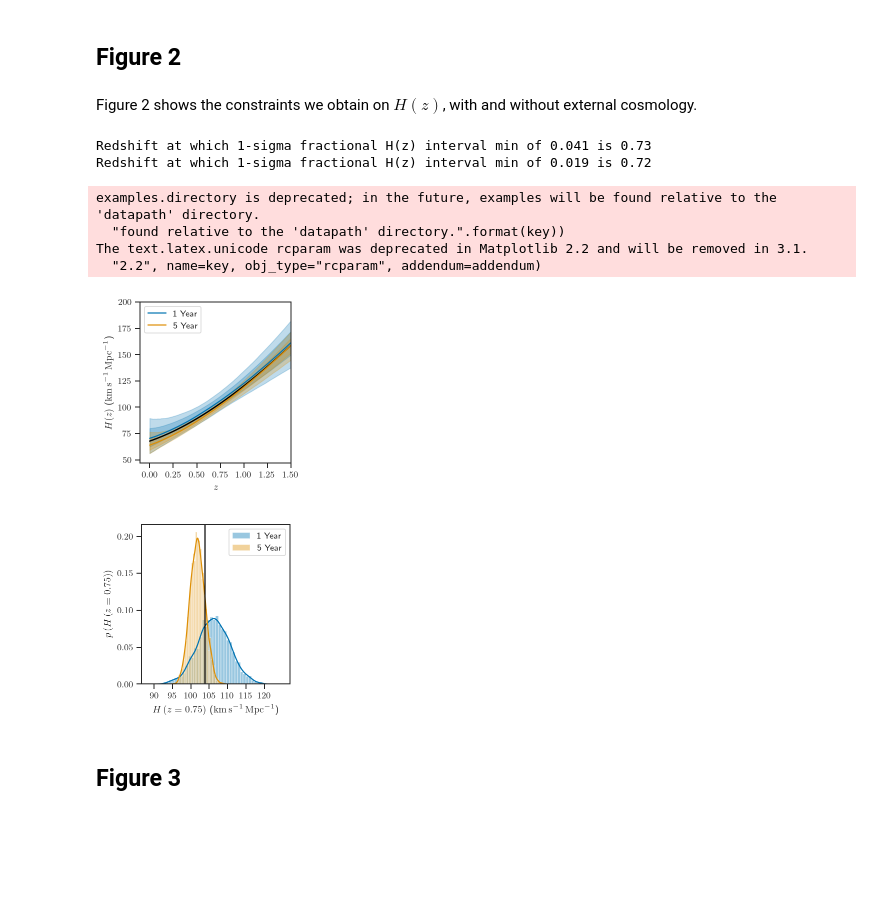
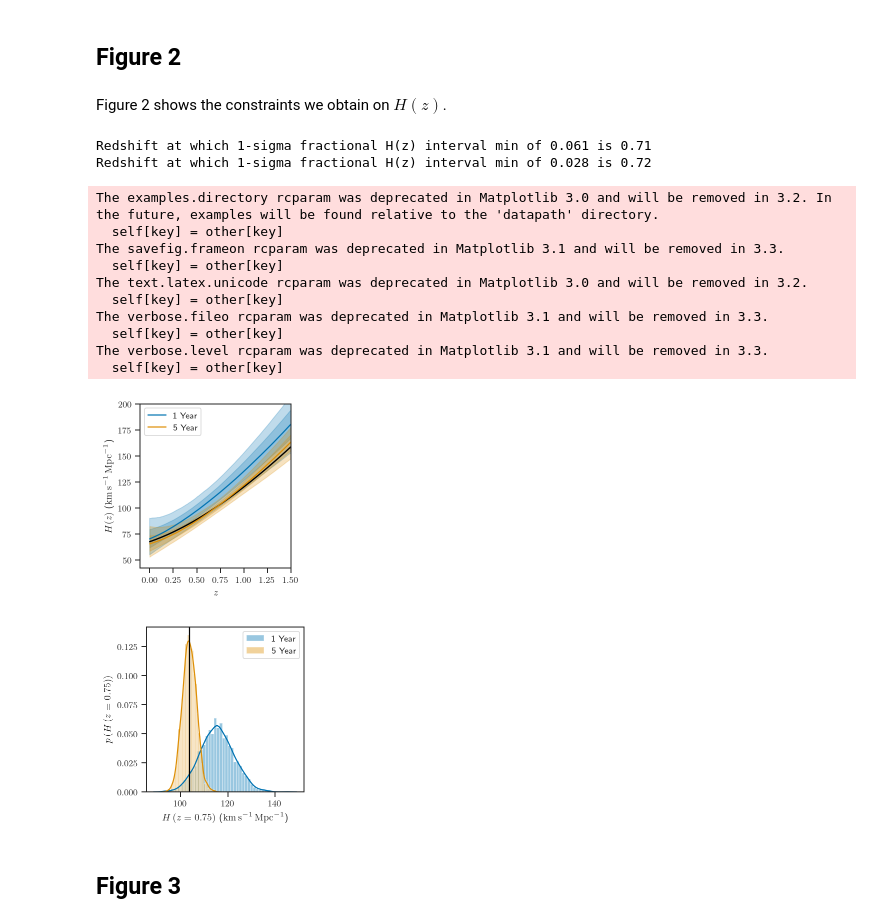
Before and after one commit to farr/PISNLineCosmography, a Jupyter notebook: PaperPlots.ipynb, the cells around one changed output. Saved outputs shown, nothing was run; the diff lists cells and outputs as text; code cells hidden in the pictures; blank space fills up the shorter version.

Commit message:
Plots updated and macros produced automatically.

```diff
--- a/PaperPlots.ipynb
+++ b/PaperPlots.ipynb
@@ -78,17 +80,16 @@ with plots.pub_plots(figsize=array(plots.figsize_pub)/2):
 
     plot(d, mmz, color='k')
 
-    with h5py.File('population_1yr.h5', 'r') as f:
-        H0 = array(f['H0']).flatten()
-        MMax = array(f['MMax']).flatten()
-        Om = array(f['Om']).flatten()
-        w0 = array(f['w']).flatten()
-        w_a = array(f['w_a']).flatten()
+    c1 = az.from_netcdf('population_1yr_32768.nc')
+    H0 = c1.posterior.H0.values.flatten()
+    MMax = c1.posterior.MMax.values.flatten()
+    Om = c1.posterior.Om.values.flatten()
+    w0 = c1.posterior.w0.values.flatten()
 
     z = linspace(0, 10, 250)
     mmzs1 = []
-    for h, M, O, w, wa in zip(H0, MMax, Om, w0, w_a):
-        c = cosmo.Flatw0waCDM(h, O, w, wa)
+    for h, M, O, w in zip(H0, MMax, Om, w0):
+        c = cosmo.FlatwCDM(h*u.km/u.s/u.Mpc, O, w)
         dd = c.luminosity_distance(z).to(u.Gpc).value
         zs = interp1d(dd, z)(d)
         mmzs1.append(M*(1+zs))
@@ -98,17 +99,16 @@ with plots.pub_plots(figsize=array(plots.figsize_pub)/2):
     fill_between(d, percentile(mmzs1, 84, axis=0), percentile(mmzs1, 16, axis=0), alpha=0.25, color=sns.color_palette()[0])
     fill_between(d, percentile(mmzs1, 97.5, axis=0), percentile(mmzs1, 2.5, axis=0), alpha=0.25, color=sns.color_palette()[0])
 
-    with h5py.File('population_5yr.h5', 'r') as f:
-        H0 = array(f['H0']).flatten()
-        MMax = array(f['MMax']).flatten()
-        Om = array(f['Om']).flatten()
-        w0 = array(f['w']).flatten()
-        w_a = array(f['w_a']).flatten()
+    c5 = az.from_netcdf('population_5yr_131072.nc')
+    H0 = c5.posterior.H0.values.flatten()
+    MMax = c5.posterior.MMax.values.flatten()
+    Om = c5.posterior.Om.values.flatten()
+    w0 = c5.posterior.w0.values.flatten()
 
     z = linspace(0, 10, 250)
     mmzs5 = []
-    for h, M, O, w, wa in zip(H0, MMax, Om, w0, w_a):
-        c = cosmo.Flatw0waCDM(h, O, w, wa)
+    for h, M, O, w in zip(H0, MMax, Om, w0):
+        c = cosmo.FlatwCDM(h, O, w)
         dd = c.luminosity_distance(z).to(u.Gpc).value
         zs = interp1d(dd, z)(d)
         mmzs5.append(M*(1+zs))
@@ -159,10 +163,10 @@ legend()
 # %% [markdown]
 ## Figure 2
 # %% [markdown]
-Figure 2 shows the constraints we obtain on $H(z)$, with and without external cosmology.
+Figure 2 shows the constraints we obtain on $H(z)$.
 # %%
-c = plots.load_chains('population_1yr.h5')
-cc = plots.load_chains('population_5yr.h5', select_subset=[False, True, True, True])
+c = az.from_netcdf('population_1yr_32768.nc')
+cc = az.from_netcdf('population_5yr_131072.nc')
 
 with plots.pub_plots(figsize=array(plots.figsize_pub)/2):
     figure()
@@ -179,46 +183,49 @@ with plots.pub_plots(figsize=array(plots.figsize_pub)/2):
 
     tight_layout()
     savefig('paper/plots/Hz.pdf')
 
     with h5py.File('paper/plots/Hz.h5', 'w') as f:
         f.create_dataset('zs', data=zs, compression='gzip', shuffle=True)
         f.create_dataset('Hs-1yr', data=Hs1, compression='gzip', shuffle=True)
         f.create_dataset('Hs-5yr', data=Hs5, compression='gzip', shuffle=True)
 
     figure()
     i = argmin(abs(zs-0.75))
 
-    H75_1 = array([cosmo.Flatw0waCDM(H0*u.km/u.s/u.Mpc, Om, w, w_a).efunc(0.75)*H0 for H0, Om, w, w_a in zip(c['H0'].flatten(), c['Om'].flatten(), c['w'].flatten(), c['w_a'].flatten())])
-    H75_5 = array([cosmo.Flatw0waCDM(H0*u.km/u.s/u.Mpc, Om, w, w_a).efunc(0.75)*H0 for H0, Om, w, w_a in zip(cc['H0'].flatten(), cc['Om'].flatten(), cc['w'].flatten(), cc['w_a'].flatten())])
+    H75_1 = array([cosmo.FlatwCDM(H0*u.km/u.s/u.Mpc, Om, w).efunc(0.75)*H0 for H0, Om, w in zip(c.posterior.H0.values.flatten(), c.posterior.Om.values.flatten(), c.posterior.w0.values.flatten())])
+    H75_5 = array([cosmo.FlatwCDM(H0*u.km/u.s/u.Mpc, Om, w).efunc(0.75)*H0 for H0, Om, w in zip(cc.posterior.H0.values.flatten(), cc.posterior.Om.values.flatten(), cc.posterior.w0.values.flatten())])
 
     sns.distplot(H75_1.flatten(), label='1 Year')
     sns.distplot(H75_5.flatten(), label='5 Year')
-
-    xticks([90, 95, 100, 105, 110, 115, 120])
-
 
     xlabel(r'$H\left( z = 0.75 \right)$ ($\mathrm{km} \, \mathrm{s}^{-1} \, \mathrm{Mpc}^{-1}$)')
     ylabel(r'$p\left( H\left( z = 0.75 \right) \right)$')
 
     axvline(Planck15.H0.to(u.km/u.s/u.Mpc).value*Planck15.efunc(0.75), color='k')
 
     legend(loc='best')
 
     tight_layout()
     savefig('paper/plots/H075.pdf')
 
     with h5py.File('paper/plots/H075.h5', 'w') as f:
         f.create_dataset('H075_1yr', data=H75_1.flatten(), compression='gzip', shuffle=True)
         f.create_dataset('H075_5yr', data=H75_5.flatten(), compression='gzip', shuffle=True)
 # %% [output]
-Redshift at which 1-sigma fractional H(z) interval min of 0.041 is 0.73
-Redshift at which 1-sigma fractional H(z) interval min of 0.019 is 0.72
+Redshift at which 1-sigma fractional H(z) interval min of 0.061 is 0.71
+Redshift at which 1-sigma fractional H(z) interval min of 0.028 is 0.72
-examples.directory is deprecated; in the future, examples will be found relative to the 'datapath' directory.
-  "found relative to the 'datapath' directory.".format(key))
-The text.latex.unicode rcparam was deprecated in Matplotlib 2.2 and will be removed in 3.1.
-  "2.2", name=key, obj_type="rcparam", addendum=addendum)
+The examples.directory rcparam was deprecated in Matplotlib 3.0 and will be removed in 3.2. In the future, examples will be found relative to the 'datapath' directory.
+  self[key] = other[key]
+The savefig.frameon rcparam was deprecated in Matplotlib 3.1 and will be removed in 3.3.
+  self[key] = other[key]
+The text.latex.unicode rcparam was deprecated in Matplotlib 3.0 and will be removed in 3.2.
+  self[key] = other[key]
+The verbose.fileo rcparam was deprecated in Matplotlib 3.1 and will be removed in 3.3.
+  self[key] = other[key]
+The verbose.level rcparam was deprecated in Matplotlib 3.1 and will be removed in 3.3.
+  self[key] = other[key]
-[figure, old version]
+[figure, new version]
-[figure, old version]
+[figure, new version]
 # %% [markdown]
 ## Figure 3
 # %% [markdown]
```
Also changed, not shown: parts of 11 cells of this notebook, 14 other files.
